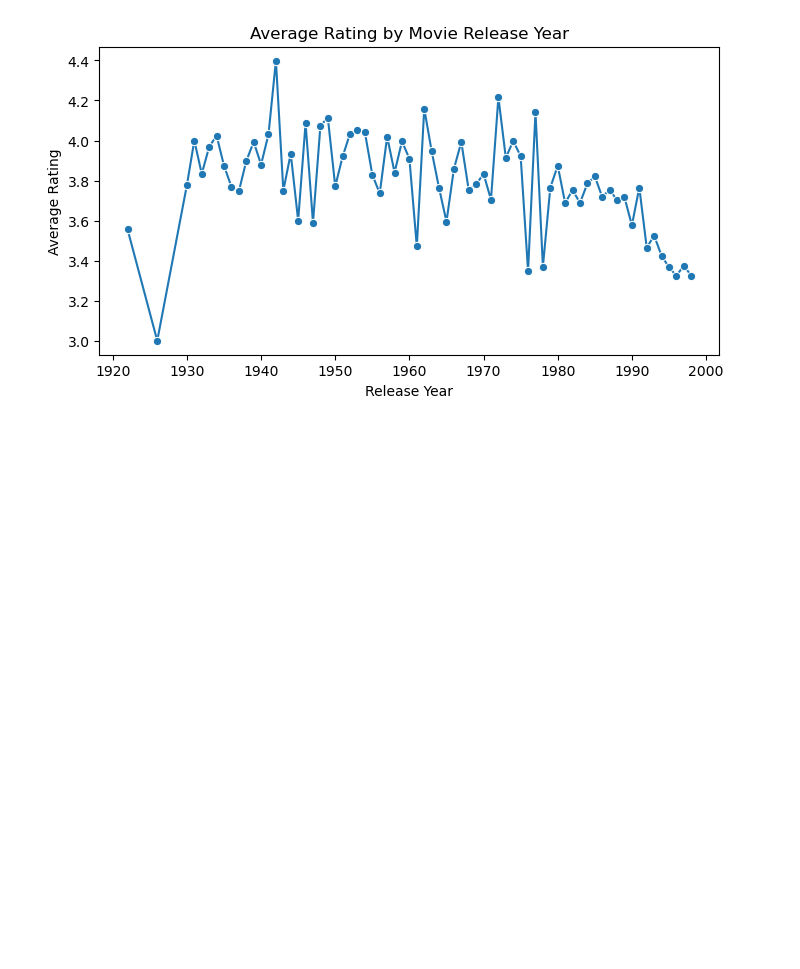
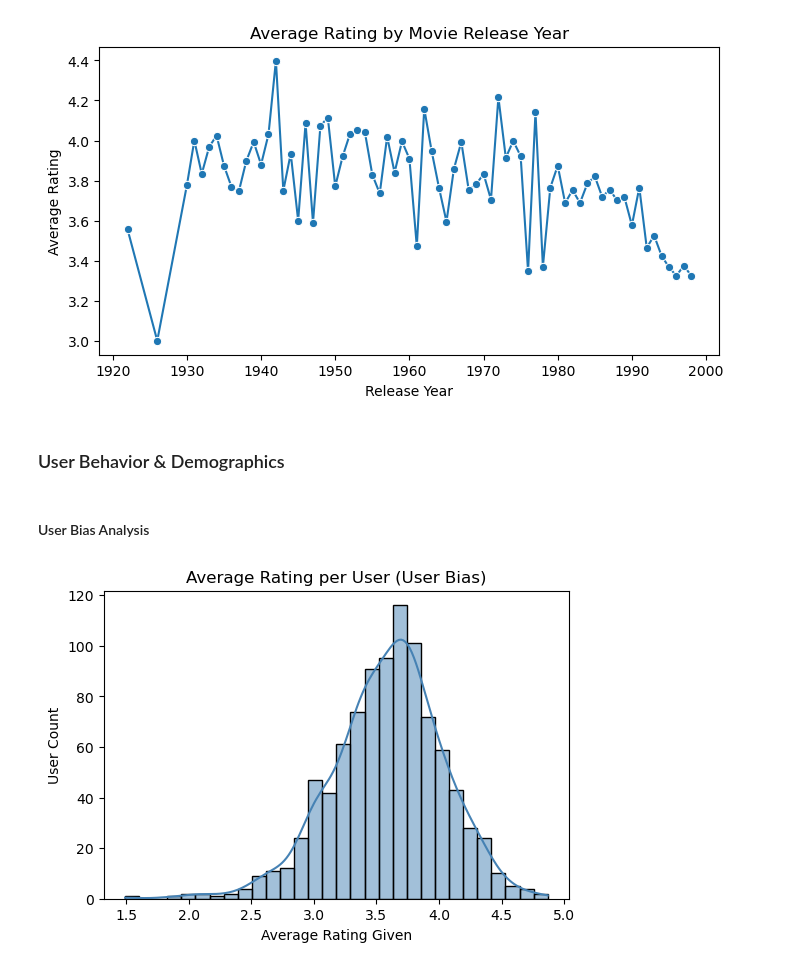
Before and after one commit to asimjamal/MovieLens-100K-Review-Analysis, a Jupyter notebook: MovieLens100k Analysis.ipynb, the cells around one changed output. Drawn from its saved outputs; the diff is of its cells as text; code cells hidden in the pictures; blank space fills up the shorter version.

```diff
--- a/MovieLens100k Analysis.ipynb
+++ b/MovieLens100k Analysis.ipynb
@@ -166,3 +168,23 @@ plt.ylabel("Average Rating")
 plt.show()
 # %% [output]
 [figure]
+# %% [markdown]
+### User Behavior & Demographics
+# %%
+# User demographics
+users = pd.read_csv("ml-100k/u.user", sep="|", names=["user_id","age","gender","occupation","zip_code"])
+
+# Merge ratings with user demographics
+data = ratings.merge(users, on="user_id")
+# %% [markdown]
+#### User Bias Analysis
+# %%
+user_bias = data.groupby("user_id")["rating"].mean().reset_index()
+plt.figure(figsize=(6,4))
+sns.histplot(user_bias["rating"], bins=30, kde=True, color="steelblue")
+plt.title("Average Rating per User (User Bias)")
+plt.xlabel("Average Rating Given")
+plt.ylabel("User Count")
+plt.show()
+# %% [output]
+[figure, added]
```
Also changed, not shown: parts of 14 cells of this notebook.
